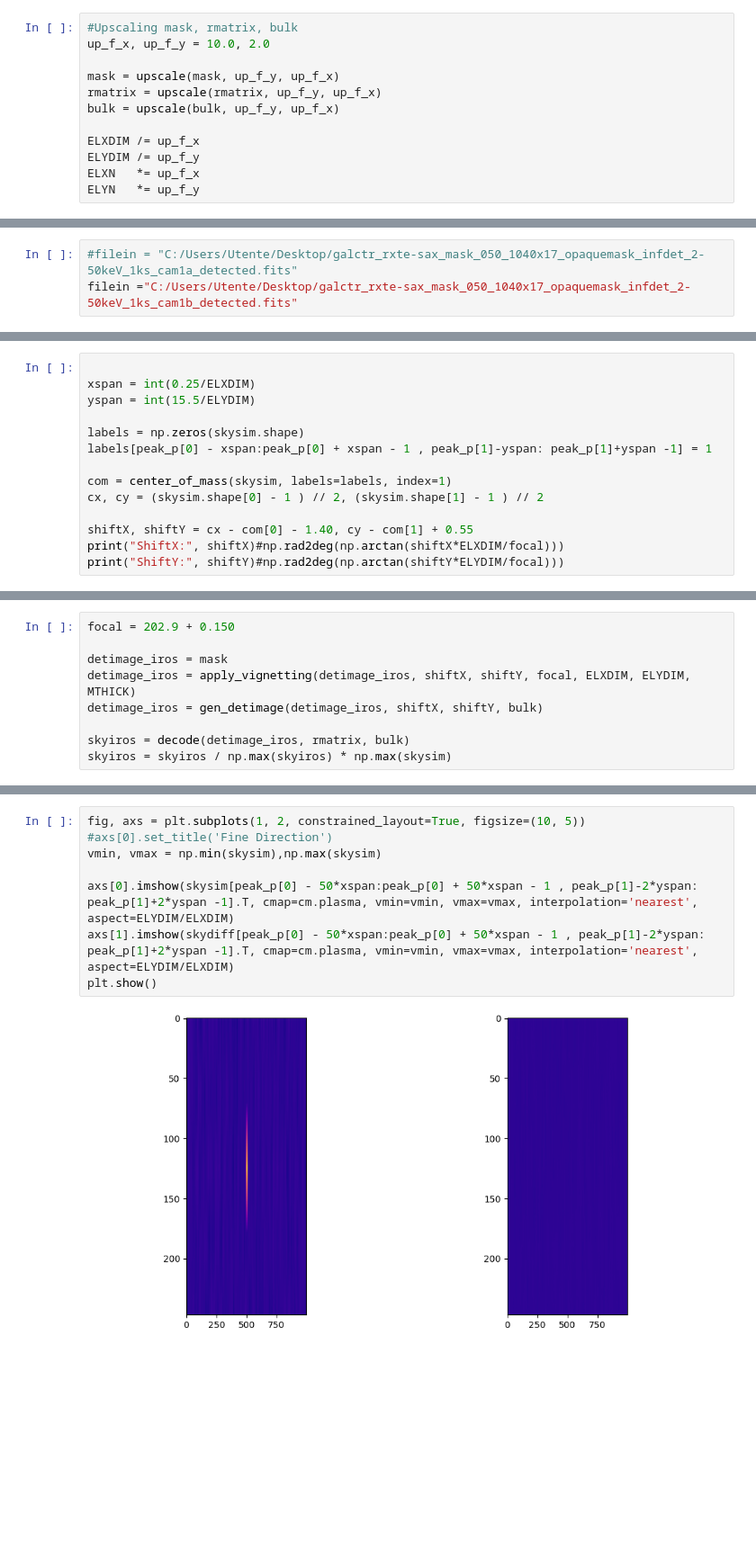
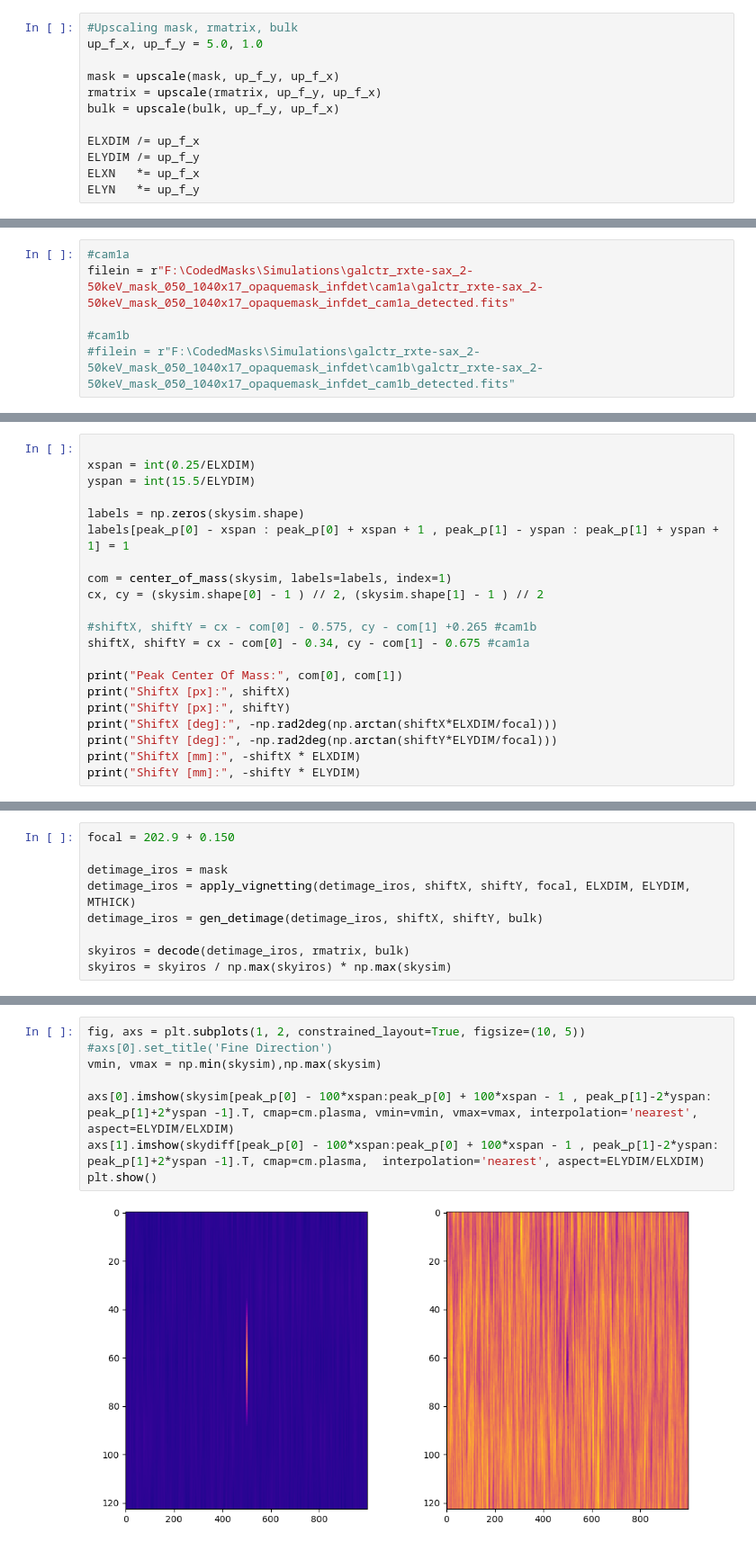
Before and after one commit to yuri-evangelista/CodedMasks, a Jupyter notebook: mask_050_1040x17/test_iros_psf.ipynb, the cells around one changed output, grey strips where cells are left out. Shown at 90% size. Drawn from its saved outputs; the diff is of its cells as text; blank space fills up the shorter version.

```diff
--- a/mask_050_1040x17/test_iros_psf.ipynb
+++ b/mask_050_1040x17/test_iros_psf.ipynb
@@ -34,7 +34,7 @@ MTHICK = 0.150
 focal  = 202.9
 # %%
 #Upscaling mask, rmatrix, bulk
-up_f_x, up_f_y = 10.0, 2.0
+up_f_x, up_f_y = 5.0, 1.0
 
 mask = upscale(mask, up_f_y, up_f_x)
 rmatrix = upscale(rmatrix, up_f_y, up_f_x)
@@ -82,8 +82,11 @@ def apply_vignetting(detimage, xshift, yshift, focal, ELXDIM, ELYDIM, MTHICK):
 
     return sg1 * sg2.T
 # %%
-#filein = "C:/Users/Utente/Desktop/galctr_rxte-sax_mask_050_1040x17_opaquemask_infdet_2-50keV_1ks_cam1a_detected.fits"
-filein ="C:/Users/Utente/Desktop/galctr_rxte-sax_mask_050_1040x17_opaquemask_infdet_2-50keV_1ks_cam1b_detected.fits"
+#cam1a
+filein = r"F:\CodedMasks\Simulations\galctr_rxte-sax_2-50keV_mask_050_1040x17_opaquemask_infdet\cam1a\galctr_rxte-sax_2-50keV_mask_050_1040x17_opaquemask_infdet_cam1a_detected.fits"
+
+#cam1b
+#filein = r"F:\CodedMasks\Simulations\galctr_rxte-sax_2-50keV_mask_050_1040x17_opaquemask_infdet\cam1b\galctr_rxte-sax_2-50keV_mask_050_1040x17_opaquemask_infdet_cam1b_detected.fits"
 # %%
 det, hdet0, hdet1 = read_fits_events(filein, header0=True, header1=True, verbose=False)
 xedges, yedges = get_detimage_edges(ELXDIM, ELYDIM, ELXN, ELYN)
@@ -110,12 +106,19 @@ xspan = int(0.25/ELXDIM)
 yspan = int(15.5/ELYDIM)
 
 labels = np.zeros(skysim.shape)
-labels[peak_p[0] - xspan:peak_p[0] + xspan - 1 , peak_p[1]-yspan: peak_p[1]+yspan -1] = 1
+labels[peak_p[0] - xspan : peak_p[0] + xspan + 1 , peak_p[1] - yspan : peak_p[1] + yspan + 1] = 1
 
 com = center_of_mass(skysim, labels=labels, index=1)
 cx, cy = (skysim.shape[0] - 1 ) // 2, (skysim.shape[1] - 1 ) // 2
 
-shiftX, shiftY = cx - com[0] - 1.40, cy - com[1] + 0.55
-print("ShiftX:", shiftX)#np.rad2deg(np.arctan(shiftX*ELXDIM/focal)))
-print("ShiftY:", shiftY)#np.rad2deg(np.arctan(shiftY*ELYDIM/focal)))
+#shiftX, shiftY = cx - com[0] - 0.575, cy - com[1] +0.265 #cam1b
+shiftX, shiftY = cx - com[0] - 0.34, cy - com[1] - 0.675 #cam1a
+
+print("Peak Center Of Mass:", com[0], com[1])
+print("ShiftX [px]:", shiftX)
+print("ShiftY [px]:", shiftY)
+print("ShiftX [deg]:", -np.rad2deg(np.arctan(shiftX*ELXDIM/focal)))
+print("ShiftY [deg]:", -np.rad2deg(np.arctan(shiftY*ELYDIM/focal)))
+print("ShiftX [mm]:", -shiftX * ELXDIM)
+print("ShiftY [mm]:", -shiftY * ELYDIM)
 # %% [output]
@@ -181,10 +189,10 @@ plt.show()
 # %%
 fig, axs = plt.subplots(1, 2, constrained_layout=True, figsize=(10, 5))
 #axs[0].set_title('Fine Direction')
 vmin, vmax = np.min(skysim),np.max(skysim)
 
-axs[0].imshow(skysim[peak_p[0] - 50*xspan:peak_p[0] + 50*xspan - 1 , peak_p[1]-2*yspan: peak_p[1]+2*yspan -1].T, cmap=cm.plasma, vmin=vmin, vmax=vmax, interpolation='nearest', aspect=ELYDIM/ELXDIM)
-axs[1].imshow(skydiff[peak_p[0] - 50*xspan:peak_p[0] + 50*xspan - 1 , peak_p[1]-2*yspan: peak_p[1]+2*yspan -1].T, cmap=cm.plasma, vmin=vmin, vmax=vmax, interpolation='nearest', aspect=ELYDIM/ELXDIM)
+axs[0].imshow(skysim[peak_p[0] - 100*xspan:peak_p[0] + 100*xspan - 1 , peak_p[1]-2*yspan: peak_p[1]+2*yspan -1].T, cmap=cm.plasma, vmin=vmin, vmax=vmax, interpolation='nearest', aspect=ELYDIM/ELXDIM)
+axs[1].imshow(skydiff[peak_p[0] - 100*xspan:peak_p[0] + 100*xspan - 1 , peak_p[1]-2*yspan: peak_p[1]+2*yspan -1].T, cmap=cm.plasma,  interpolation='nearest', aspect=ELYDIM/ELXDIM)
 plt.show()
 # %% [output]
-[figure, old version]
+[figure, new version]
```
Also changed, not shown: parts of 7 cells of this notebook.
